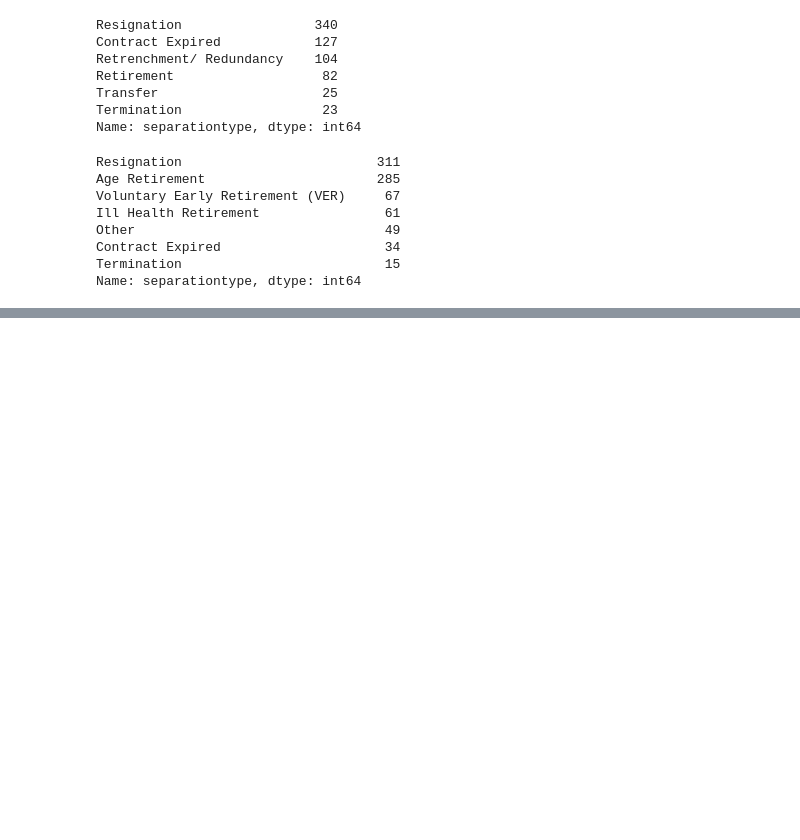
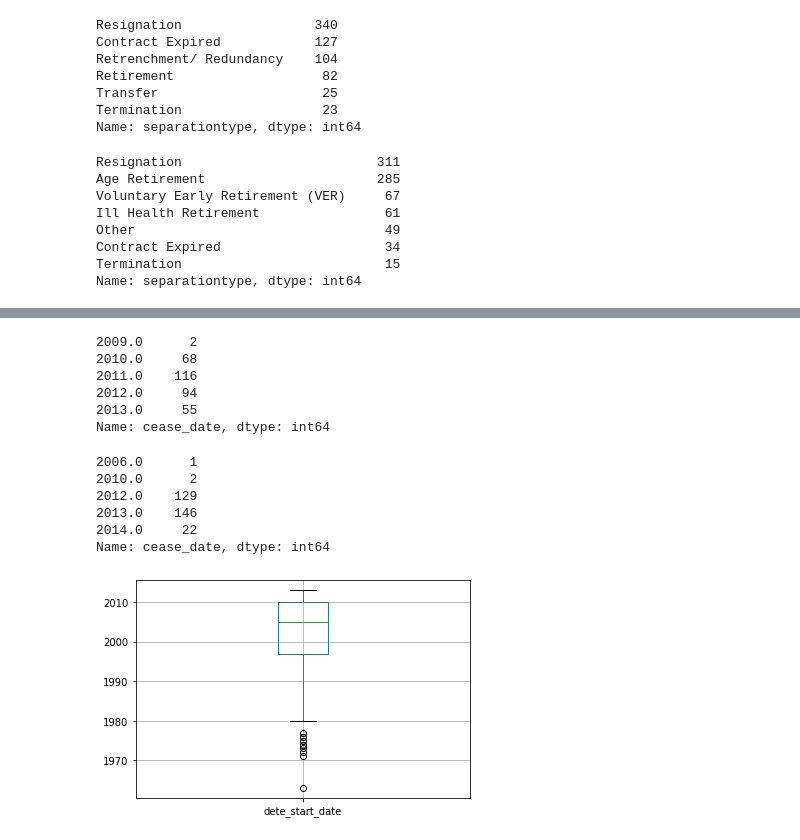
Before and after one commit to ipshitaRB/Analyze-Employee-Exit-Surveys, a Jupyter notebook: Analyze_Employee_Exit_Surveys.ipynb, the cells around one changed output, grey strips where cells are left out. Drawn from its saved outputs; the diff is of its cells as text; code cells hidden in the pictures; blank space fills up the shorter version.

Commit message:
Check start and cease dates for logical inconsistencies

```diff
--- a/Analyze_Employee_Exit_Surveys.ipynb
+++ b/Analyze_Employee_Exit_Surveys.ipynb
@@ -327,0 +355,7 @@ tafe_resignations = tafe_survey_updated[tafe_survey_updated['separationtype'] ==
+# %%
+# Extract the years and convert them to a float type
+dete_resignations['cease_date'] = dete_resignations['cease_date'].str.split('/').str[-1]
+dete_resignations['cease_date'] = dete_resignations['cease_date'].astype("float")
+
+# Check the values again and look for outliers
+dete_resignations['cease_date'].value_counts()
@@ -327,0 +420,22 @@ tafe_resignations = tafe_survey_updated[tafe_survey_updated['separationtype'] ==
+# %%
+tafe_resignations['cease_date'].value_counts().sort_index()
+# %% [output]
+2009.0      2
+2010.0     68
+2011.0    116
+2012.0     94
+2013.0     55
+Name: cease_date, dtype: int64
+# %%
+dete_resignations['cease_date'].value_counts().sort_index()
+# %% [output]
+2006.0      1
+2010.0      2
+2012.0    129
+2013.0    146
+2014.0     22
+Name: cease_date, dtype: int64
+# %%
+dete_boxplot = dete_resignations.boxplot('dete_start_date')
+# %% [output]
+[figure, added]
```
Also changed, not shown: parts of 9 cells of this notebook.
